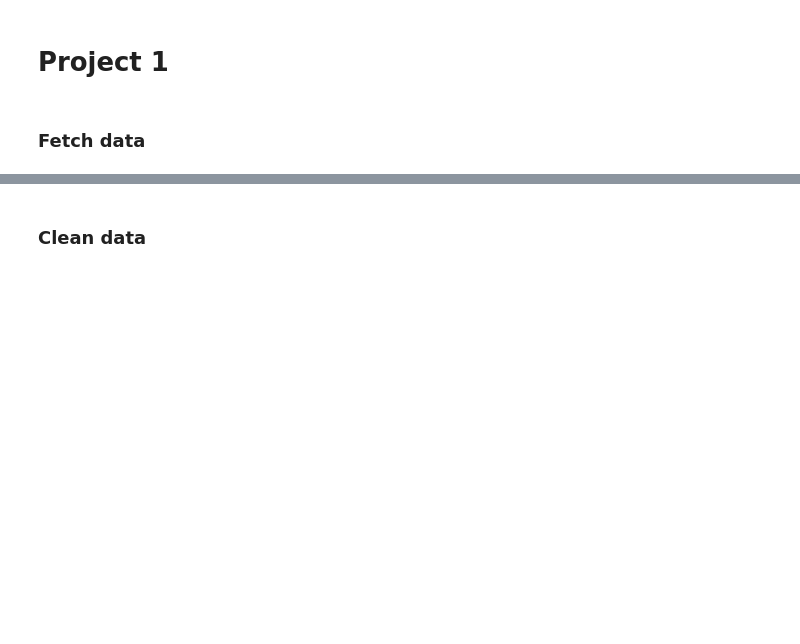
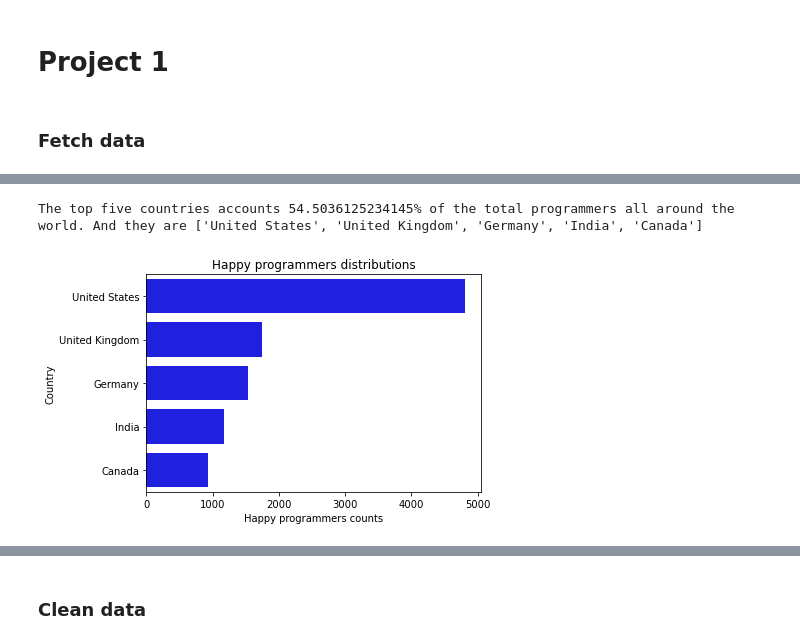
Before and after one commit to zhhaop09/Udacity_DS_Project1, a Jupyter notebook: model/Project1.ipynb, the cells around one changed output, grey strips where cells are left out. Saved outputs shown, nothing was run; the diff lists cells and outputs as text; code cells hidden in the pictures; blank space fills up the shorter version.

```diff
--- a/model/Project1.ipynb
+++ b/model/Project1.ipynb
@@ -10,0 +29,2 @@ ValueError: Multiple files found in compressed zip file ['README_2021.txt', 'so_
+# %%
+happy_programmer_df = data.loc[(data['JobSatisfaction']>=8) & data['CareerSatisfaction'] == True].copy() # filter the people who like the current jobs
@@ -10,0 +33,4 @@ ValueError: Multiple files found in compressed zip file ['README_2021.txt', 'so_
+# %%
+# generate country distribution for happy prorammers
+happy_programmer_country_df = happy_programmer_df.groupby(['Country'])['JobSatisfaction'].count().to_frame('Count').reset_index()
+happy_programmer_country_df.sort_values(by = 'Count', ascending=False, inplace =True)
@@ -10,0 +49,17 @@ ValueError: Multiple files found in compressed zip file ['README_2021.txt', 'so_
+# %%
+# filter the results with the count above the mean of the data
+happy_programmer_country_df_reduced =  happy_programmer_country_df[happy_programmer_country_df['Count'] >= happy_programmer_country_df['Count'].mean()]
+# %%
+# top 5 countries
+happy_programmer_country_top5 = happy_programmer_country_df_reduced.iloc[0:5,:].copy()
+# precentage caculations:
+top5_precentage = happy_programmer_country_top5['Count'].sum()/happy_programmer_country_df['Count'].sum()*100
+print(f"The top five countries accounts {top5_precentage}% of the total programmers all around the world. And they are {list(happy_programmer_country_top5['Country'])}")
+# %% [output]
+The top five countries accounts 54.5036125234145% of the total programmers all around the world. And they are ['United States', 'United Kingdom', 'Germany', 'India', 'Canada']
+# %%
+sns.barplot(x=happy_programmer_country_top5['Count'], y=happy_programmer_country_top5['Country'], color='b')
+plt.xlabel('Happy programmers counts')
+plt.title('Happy programmers distributions');
+# %% [output]
+[figure, added]
```
Also changed, not shown: parts of 31 cells of this notebook, 2 other files.
